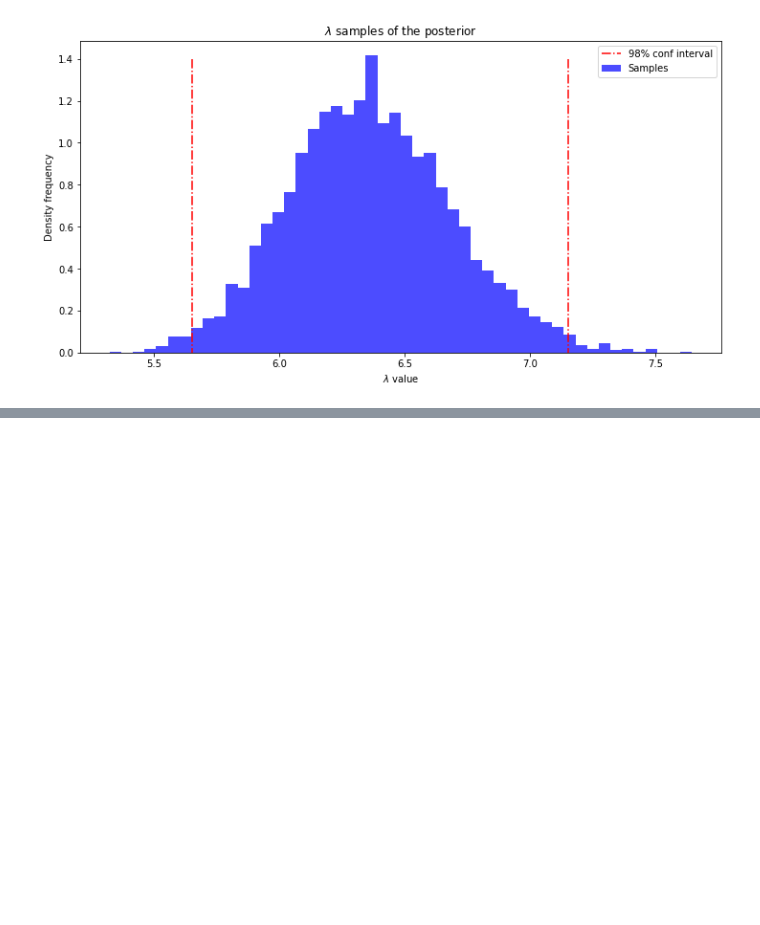
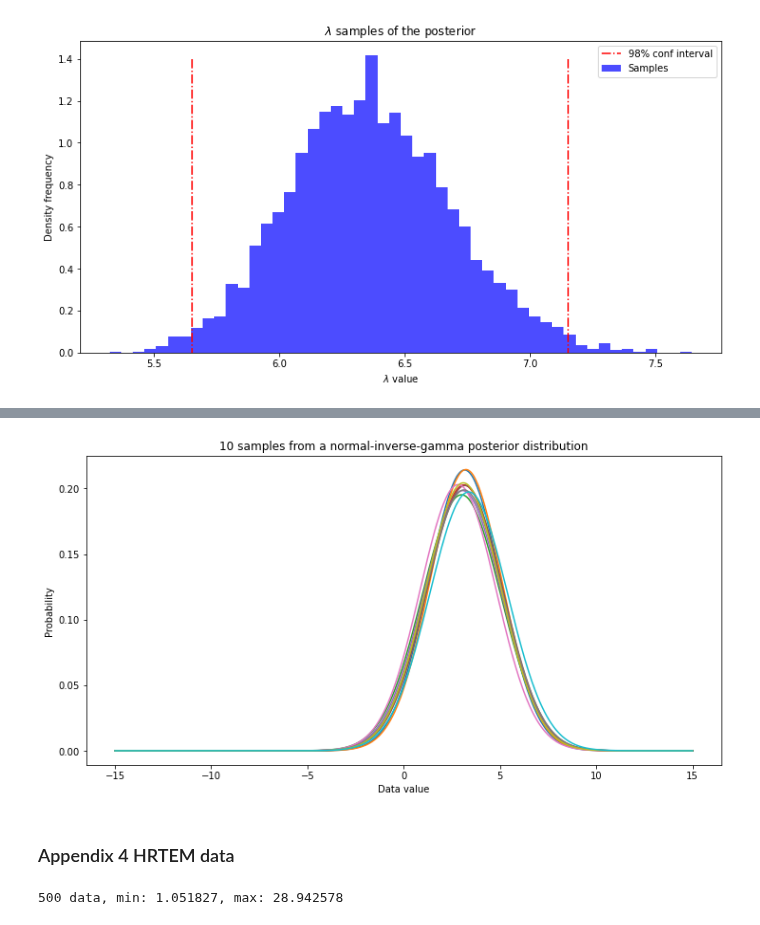
Before and after one commit to Inventrohyder/cs146, a Jupyter notebook: Assignments/assignment-3/notebook.ipynb, the cells around one changed output, grey strips where cells are left out. Cells and saved outputs as stored; diff of their text form; code cells hidden in the pictures; blank space fills up the shorter version.

Commit message:
✨ feat: move HRTEM to appendix

```diff
--- a/Assignments/assignment-3/notebook.ipynb
+++ b/Assignments/assignment-3/notebook.ipynb
@@ -482,0 +425,12 @@ plt.show()
+# %%
+# Results
+stan_data_normal_likelihood = {
+    'N': len(normal_likelihood_data),
+    'y': normal_likelihood_data,
+    'mu_0': 0,
+    'nu_0': 0.054,
+    'alpha_0': 1.12,
+    'beta_0': 0.4
+}
+results_normal_likelihood = stan_model_normal_likelihood.sampling(data=stan_data_normal_likelihood)
+print(results_normal_likelihood)
@@ -482,0 +451,43 @@ plt.show()
+# %%
+# The 95% percentiles
+samples_normal_likelihood = results_normal_likelihood.extract()
+x_normal_likelihood_95 = np.percentile(samples_normal_likelihood['x'], [2.5, 97.5])
+sigma_normal_likelihood_95 = np.percentile(samples_normal_likelihood['sigma'], [2.5, 97.5])
+
+with open('normal_likelihood_95.txt', 'w') as fp:
+    fp.writelines(
+        [
+            f'x : {str(x_normal_likelihood_95)}\n',
+            f'sigma : {str(sigma_normal_likelihood_95)}'
+        ]
+    )
+# %%
+np.random.seed = 1
+num_samples = 10
+indexes = np.random.randint(len(samples_normal_likelihood['x']), size=num_samples)
+
+# Plot the normal distributions corresponding to the samples
+plt.figure(figsize=(12, 6))
+plot_x = np.linspace(-15, 15, 500)
+for i in indexes:
+    plot_y = stats.norm.pdf(
+        plot_x,
+        loc=samples_normal_likelihood['x'][i],
+        scale=np.sqrt(samples_normal_likelihood['sigma'][i])
+    )
+    plt.plot(plot_x, plot_y)
+plt.title('%i samples from a normal-inverse-gamma posterior distribution' % num_samples)
+plt.xlabel('Data value')
+plt.ylabel('Probability')
+plt.savefig('normal_likelihood.png')
+plt.show()
+# %% [output]
+[figure, added]
+# %% [markdown]
+### Appendix 4 HRTEM data
+# %%
+# Load data: read the particle sizes (in nanometers) from a CSV file.
+hrtem_data = np.loadtxt('hrtem.csv')
+print('%i data, min: %f, max: %f' % (len(hrtem_data), min(hrtem_data), max(hrtem_data)))
+# %% [output]
+500 data, min: 1.051827, max: 28.942578
```
Also changed, not shown: parts of 38 cells of this notebook, 4 other files.
